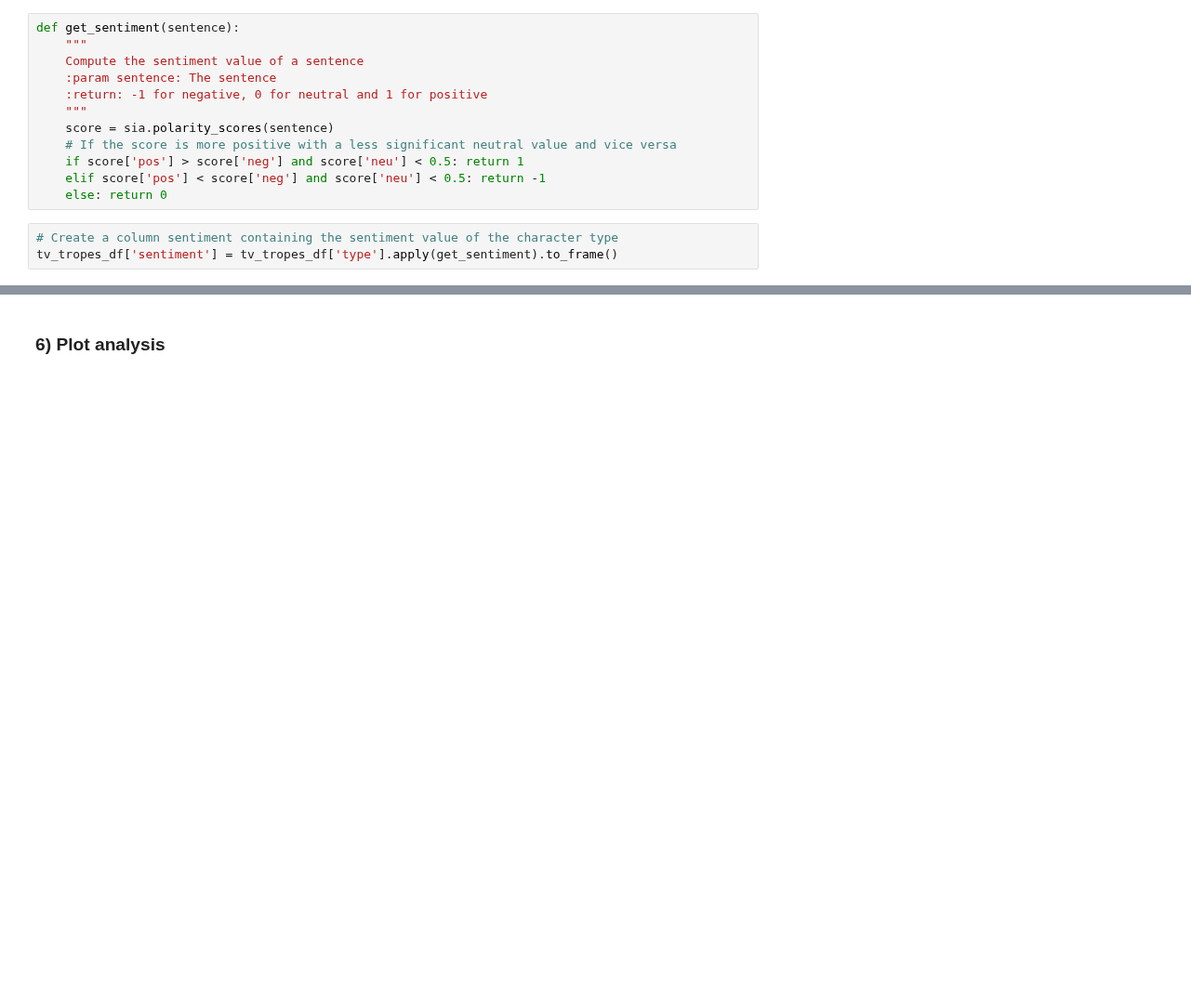
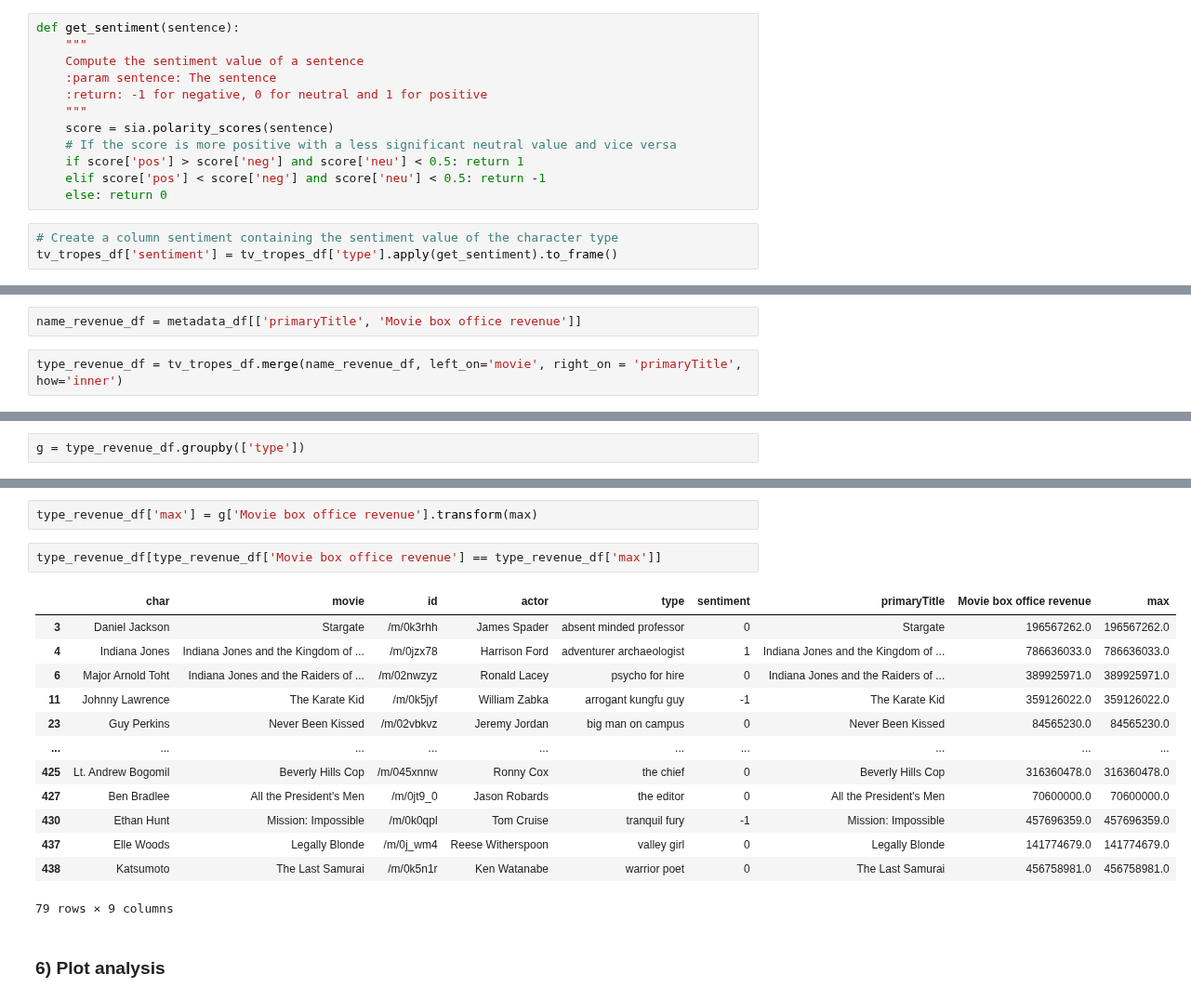
Before and after one commit to epfl-ada/ada-2022-project-pythonistrash, a Jupyter notebook: Milestone3.ipynb, the cells around one changed output, grey strips where cells are left out. Shown at 93% size. Drawn from its saved outputs; the diff is of its cells as text; blank space fills up the shorter version.

```diff
--- a/Milestone3.ipynb
+++ b/Milestone3.ipynb
@@ -764,0 +1109,4 @@ plt.legend(handles=[neg_patch, pos_patch, neu_patch])
+# %%
+name_revenue_df = metadata_df[['primaryTitle', 'Movie box office revenue']]
+# %%
+type_revenue_df = tv_tropes_df.merge(name_revenue_df, left_on='movie', right_on = 'primaryTitle', how='inner')
@@ -764,0 +1129,2 @@ plt.legend(handles=[neg_patch, pos_patch, neu_patch])
+# %%
+g = type_revenue_df.groupby(['type'])
@@ -765,3 +1139,21 @@ plt.legend(handles=[neg_patch, pos_patch, neu_patch])
+# %%
+type_revenue_df['max'] = g['Movie box office revenue'].transform(max)
+# %%
+type_revenue_df[type_revenue_df['Movie box office revenue'] == type_revenue_df['max']]
+# %% [output]
+|  | char | movie | id | actor | type | sentiment | primaryTitle | Movie box office revenue | max |
+| 3 | Daniel Jackson | Stargate | /m/0k3rhh | James Spader | absent minded professor | 0 | Stargate | 196567262.0 | 196567262.0 |
+| 4 | Indiana Jones | Indiana Jones and the Kingdom of ... | /m/0jzx78 | Harrison Ford | adventurer archaeologist | 1 | Indiana Jones and the Kingdom of ... | 786636033.0 | 786636033.0 |
+| 6 | Major Arnold Toht | Indiana Jones and the Raiders of ... | /m/02nwzyz | Ronald Lacey | psycho for hire | 0 | Indiana Jones and the Raiders of ... | 389925971.0 | 389925971.0 |
+| 11 | Johnny Lawrence | The Karate Kid | /m/0k5jyf | William Zabka | arrogant kungfu guy | -1 | The Karate Kid | 359126022.0 | 359126022.0 |
+| 23 | Guy Perkins | Never Been Kissed | /m/02vbkvz | Jeremy Jordan | big man on campus | 0 | Never Been Kissed | 84565230.0 | 84565230.0 |
+| ... | ... | ... | ... | ... | ... | ... | ... | ... | ... |
+| 425 | Lt. Andrew Bogomil | Beverly Hills Cop | /m/045xnnw | Ronny Cox | the chief | 0 | Beverly Hills Cop | 316360478.0 | 316360478.0 |
+| 427 | Ben Bradlee | All the President's Men | /m/0jt9_0 | Jason Robards | the editor | 0 | All the President's Men | 70600000.0 | 70600000.0 |
+| 430 | Ethan Hunt | Mission: Impossible | /m/0k0qpl | Tom Cruise | tranquil fury | -1 | Mission: Impossible | 457696359.0 | 457696359.0 |
+| 437 | Elle Woods | Legally Blonde | /m/0j_wm4 | Reese Witherspoon | valley girl | 0 | Legally Blonde | 141774679.0 | 141774679.0 |
+| 438 | Katsumoto | The Last Samurai | /m/0k5n1r | Ken Watanabe | warrior poet | 0 | The Last Samurai | 456758981.0 | 456758981.0 |
+79 rows × 9 columns
 # %% [markdown]
 ### 6) Plot analysis
 # %% [markdown]
```
Also changed, not shown: parts of 47 cells of this notebook.
